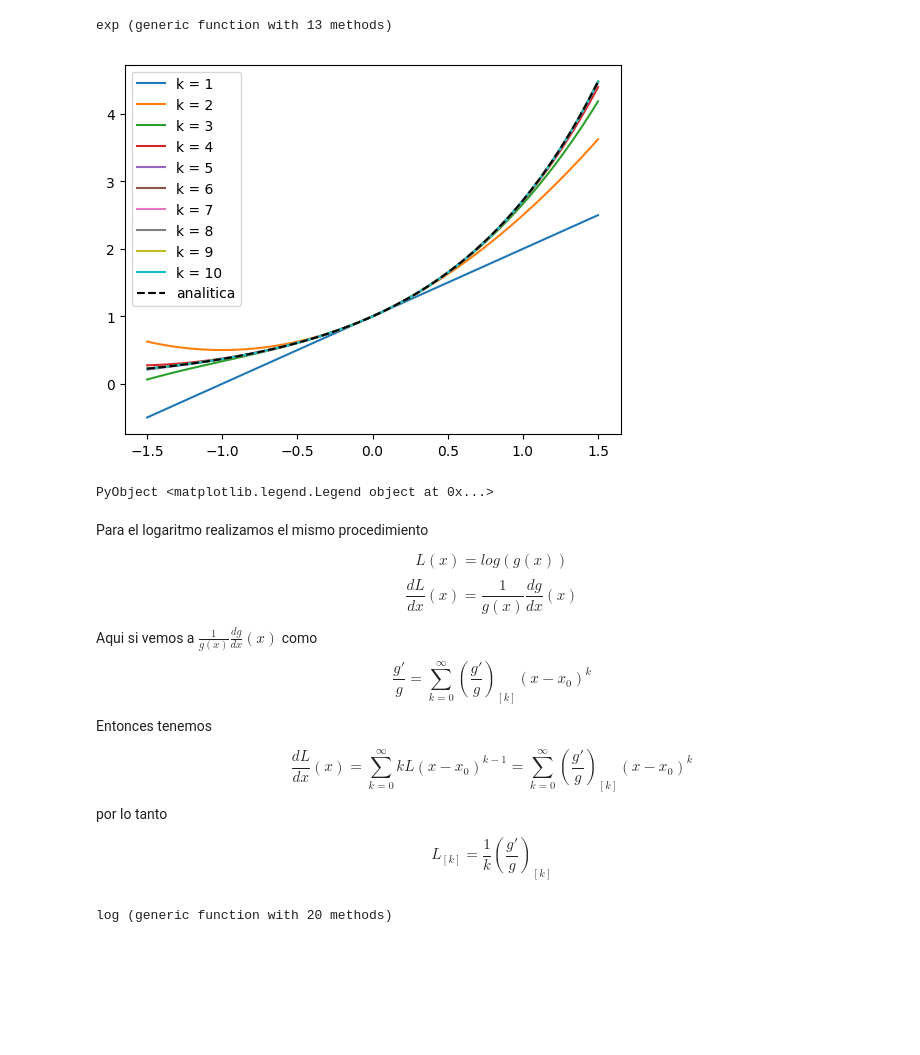
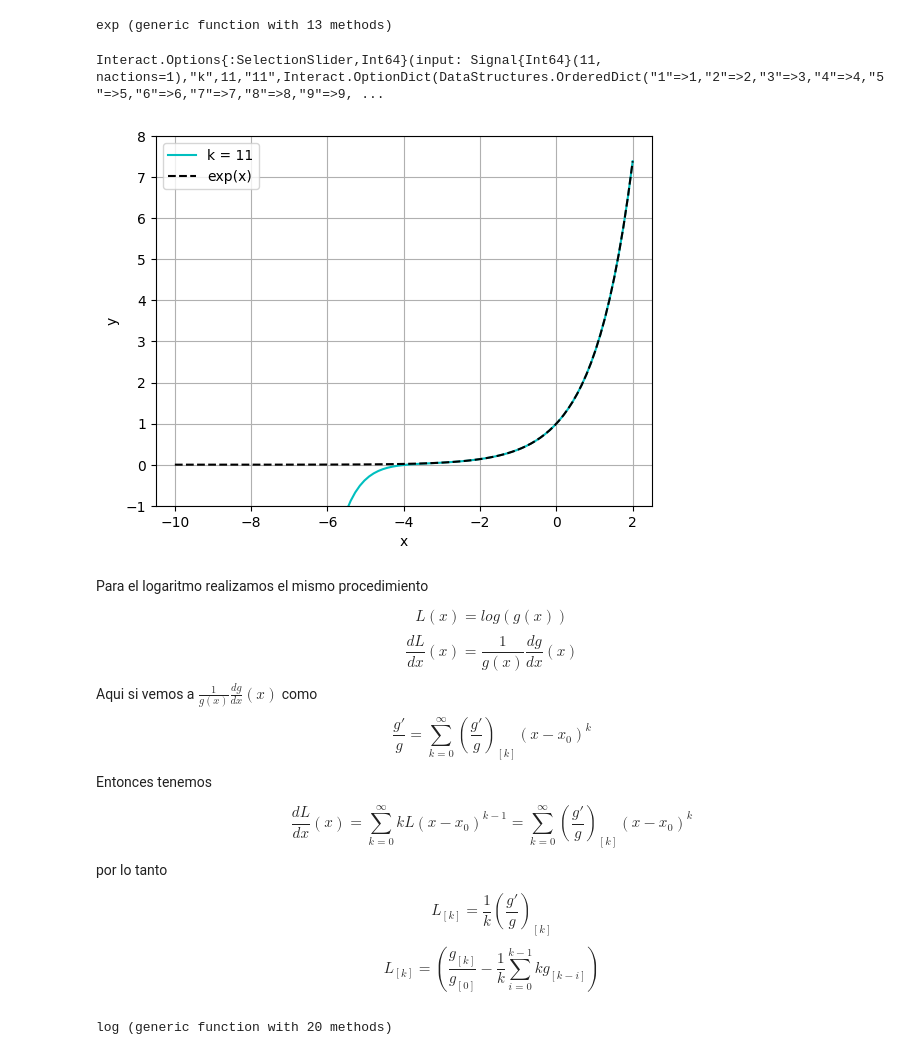
Before and after one commit to lbenet/2017-2_TSFisComputacional-1, a Jupyter notebook: tareas/Ruben/Tarea5.ipynb, the cells around one changed output. Drawn from its saved outputs; the diff is of its cells as text; code cells hidden in the pictures; blank space fills up the shorter version.

```diff
--- a/tareas/Ruben/Tarea5.ipynb
+++ b/tareas/Ruben/Tarea5.ipynb
@@ -223,21 +228,26 @@ using PyPlot
-# %%
-x = linspace(-1.5, 1.5, 100)
-y = zeros(x)
-x_ = Taylor([0.0, 1.0])
-
-for k = gradomax(x_):(gradomax(x_) + 9)
-    x_ = prom(x_, k)
-    ec = exp(x_)
-    for (i, j) = enumerate(x)
-        y[i] = evaluacion(ec, j)
-    end
-    plot(x, y, label = "k = $(k - 1)")
-end
-plot(x, exp(x), "--", color = "black", label = "analitica")
-legend()
-# %% [output]
-[figure, removed]
-PyObject <matplotlib.legend.Legend object at 0x...>
+# %%
+f_exp = figure()
+x_exp = linspace(-10, 2, 100)
+y_exp = zeros(x_exp)
+
+@manipulate for k = 1:1:(22); withfig(f_exp) do
+
+        ec = exp(Taylor([0.0, 1.0]), k + 1)
+        for (i, j) = enumerate(x_exp)
+            y_exp[i] = evaluacion(ec, j)
+        end
+
+        PyPlot.plot(x_exp, y_exp, label = "k = $k", color = col[rand(1:6)])
+        PyPlot.plot(x_exp, exp(x_exp), "--", color = "black", label = "exp(x)")
+        legend()
+        grid()
+        xlim(-10.5,2.5); ylim(-1,8)
+        xlabel("x"); ylabel("y")
+    end
+end
+# %% [output]
+Interact.Options{:SelectionSlider,Int64}(input: Signal{Int64}(11, nactions=1),"k",11,"11",Interact.OptionDict(DataStructures.OrderedDict("1"=>1,"2"=>2,"3"=>3,"4"=>4,"5"=>5,"6"=>6,"7"=>7,"8"=>8,"9"=>9, ...
+[figure, added]
 # %% [markdown]
 Para el logaritmo realizamos el mismo procedimiento
 
@@ -254,6 +264,7 @@ $$ \frac{dL}{dx}(x) = \sum_{k = 0}^{\infty} kL (x - x_0) ^{k - 1} = \sum_{k = 0}
 por lo tanto
 
 $$ L_{[k]} = \frac{1}{k} (\frac{g'}{g})_{[k]}$$
+$$ L_{[k]} =  (\frac{g_{[k]}}{g_{[0]}} - \frac{1}{k} \sum_{i = 0}^{k - 1} k g_{[k - i]})$$
 # %%
 import Base: log
 
```
Also changed, not shown: parts of 9 cells of this notebook.
